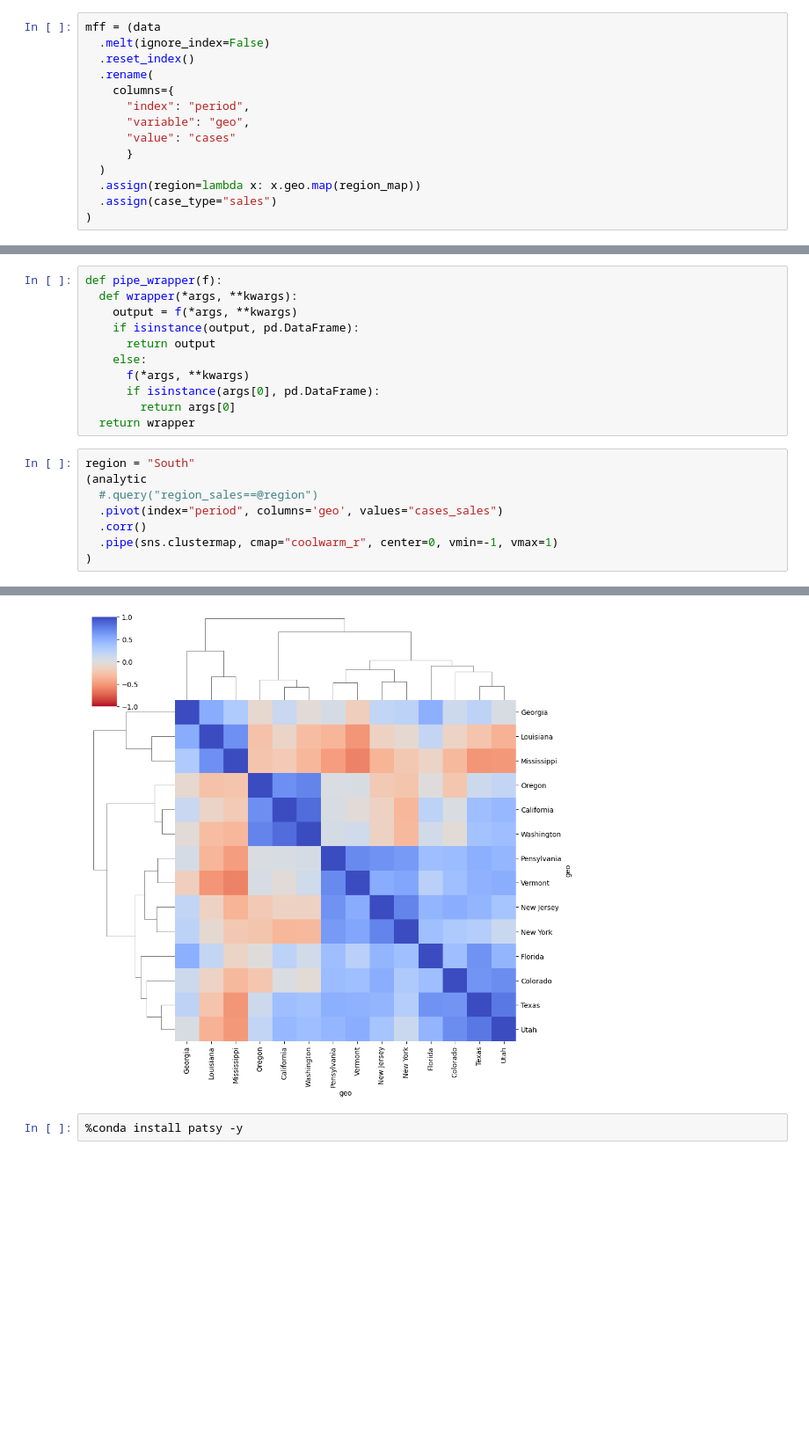
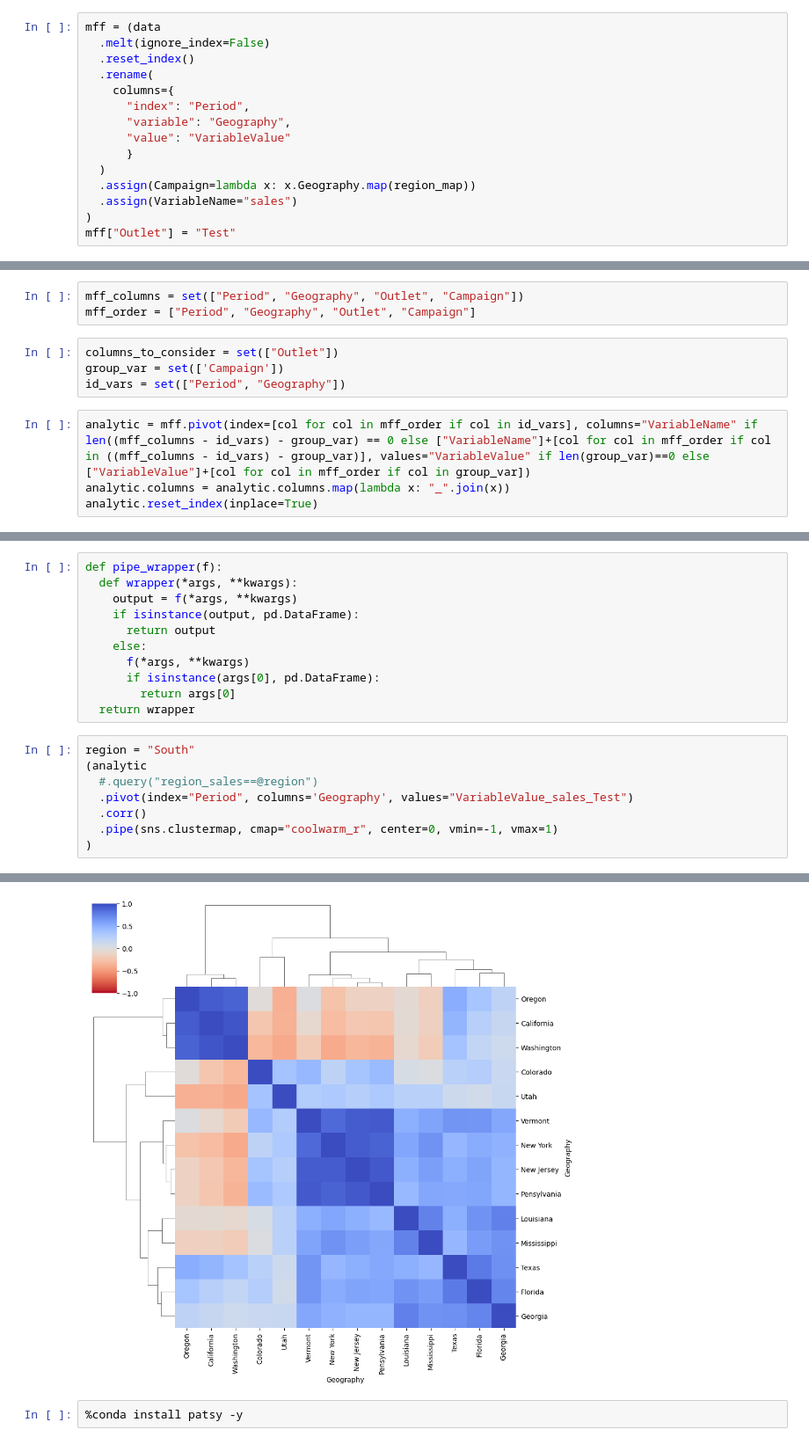
Before and after one commit to redam94/BayesInsight, a Jupyter notebook: archive/gp_test.ipynb, the cells around one changed output, grey strips where cells are left out. Shown at 88% size. Cells and saved outputs as stored; diff of their text form; blank space fills up the shorter version.

Commit message:
gp_test update

```diff
--- a/archive/gp_test.ipynb
+++ b/archive/gp_test.ipynb
@@ -102,11 +102,12 @@ mff = (data
   .reset_index()
   .rename(
     columns={
-      "index": "period",
-      "variable": "geo",
-      "value": "cases"
+      "index": "Period",
+      "variable": "Geography",
+      "value": "VariableValue"
       }
   )
-  .assign(region=lambda x: x.geo.map(region_map))
-  .assign(case_type="sales")
+  .assign(Campaign=lambda x: x.Geography.map(region_map))
+  .assign(VariableName="sales")
 )
+mff["Outlet"] = "Test"
@@ -131,0 +114,11 @@ analytic.reset_index(inplace=True)
+# %%
+mff_columns = set(["Period", "Geography", "Outlet", "Campaign"])
+mff_order = ["Period", "Geography", "Outlet", "Campaign"]
+# %%
+columns_to_consider = set(["Outlet"])
+group_var = set(['Campaign'])
+id_vars = set(["Period", "Geography"])
+# %%
+analytic = mff.pivot(index=[col for col in mff_order if col in id_vars], columns="VariableName" if len((mff_columns - id_vars) - group_var) == 0 else ["VariableName"]+[col for col in mff_order if col in ((mff_columns - id_vars) - group_var)], values="VariableValue" if len(group_var)==0 else ["VariableValue"]+[col for col in mff_order if col in group_var])
+analytic.columns = analytic.columns.map(lambda x: "_".join(x))
+analytic.reset_index(inplace=True)
@@ -143,14 +145,14 @@ def pipe_wrapper(f):
 # %%
 region = "South"
 (analytic
   #.query("region_sales==@region")
-  .pivot(index="period", columns='geo', values="cases_sales")
+  .pivot(index="Period", columns='Geography', values="VariableValue_sales_Test")
   .corr()
   .pipe(sns.clustermap, cmap="coolwarm_r", center=0, vmin=-1, vmax=1)
 )
 # %% [output]
 <seaborn.matrix.ClusterGrid at 0x...>
-[figure, old version]
+[figure, new version]
 # %%
 %conda install patsy -y
 # %% [output]
```
Also changed, not shown: parts of 3 cells of this notebook.
